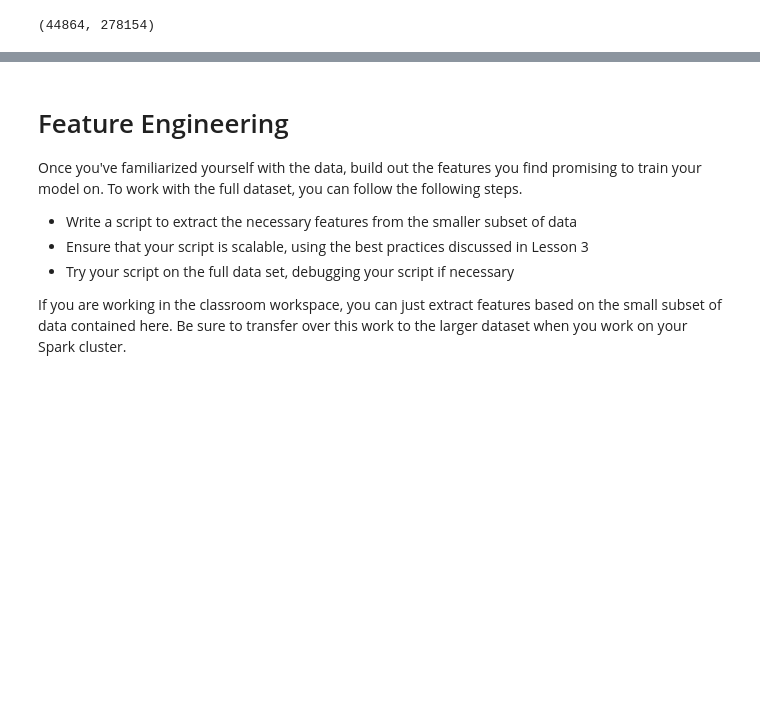
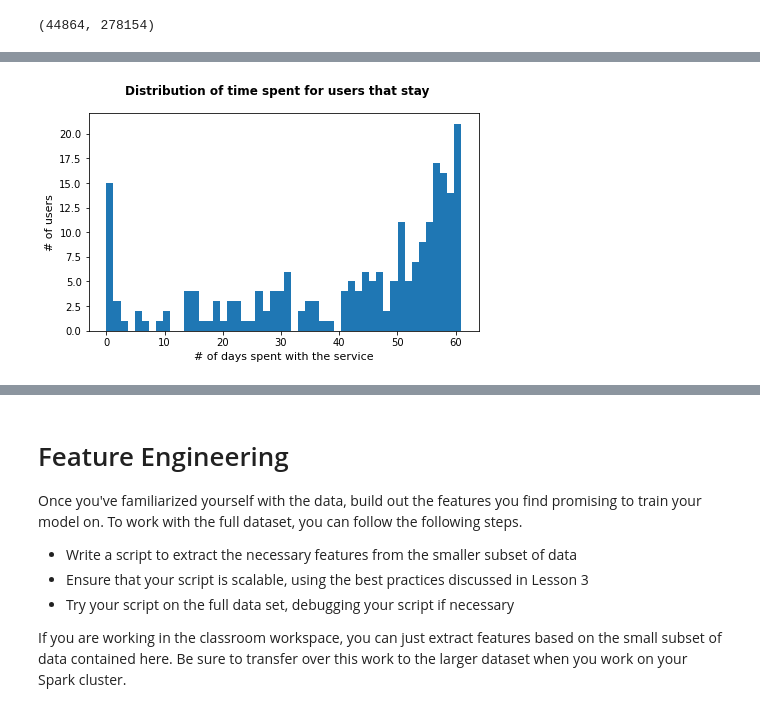
Before and after one commit to russom/DSND-Capstone, a Jupyter notebook: notebooks/Sparkify-project-local.ipynb, the cells around one changed output, grey strips where cells are left out. Cells and saved outputs as stored; diff of their text form; code cells hidden in the pictures; blank space fills up the shorter version.

```diff
--- a/notebooks/Sparkify-project-local.ipynb
+++ b/notebooks/Sparkify-project-local.ipynb
@@ -223,0 +289,10 @@ for i in range(len(users_cancelling_list)):
+# %%
+# Plot histogram
+fig = plt.figure(figsize=(7, 4))
+fig.suptitle('Distribution of time spent for users that stay', fontsize=12, fontweight='bold')
+
+plt.hist(delta_time_staying, bins=50);
+plt.xlabel('# of days spent with the service', fontsize=11)
+plt.ylabel('# of users', fontsize=11);
+# %% [output]
+[figure, added]
```
Also changed, not shown: parts of 35 cells of this notebook.
